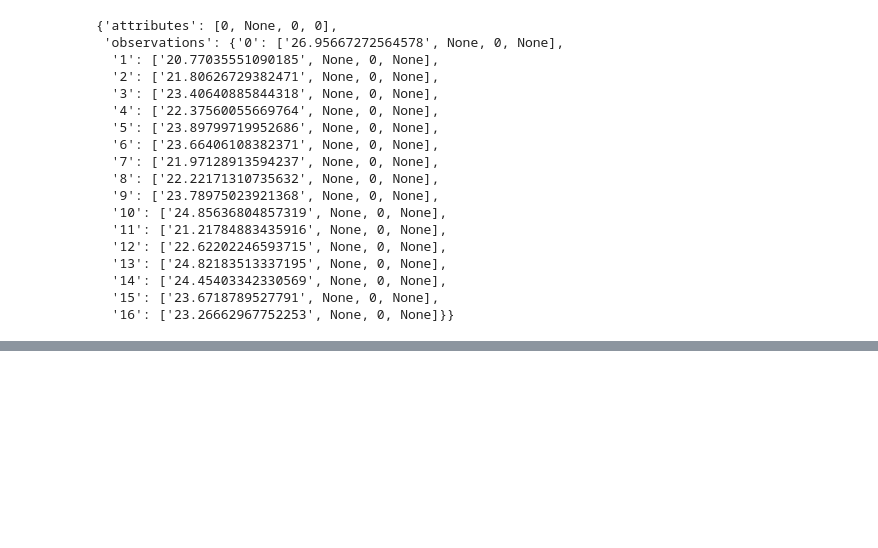
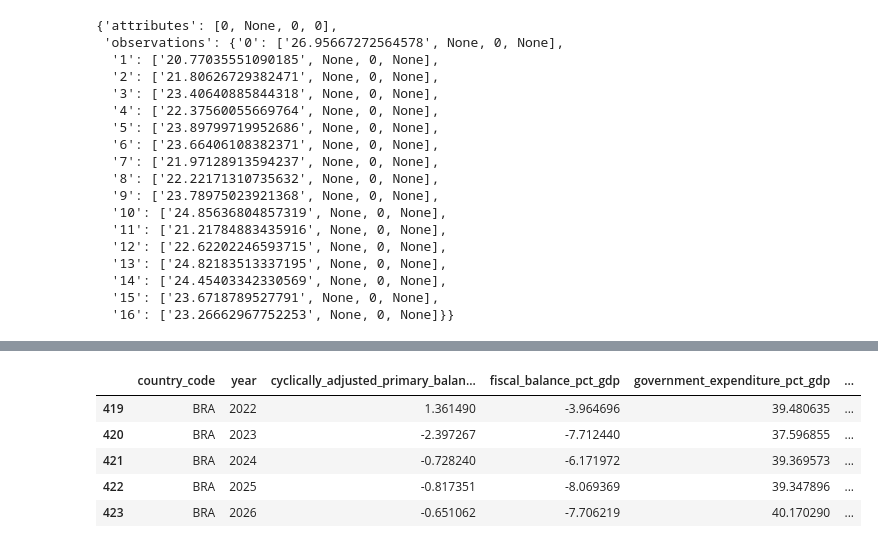
Before and after one commit to joaoseidler14-hub/fiscal-risk-model, a Jupyter notebook: download_fmi.ipynb, the cells around one changed output, grey strips where cells are left out. Drawn from its saved outputs; the diff is of its cells as text; code cells hidden in the pictures; blank space fills up the shorter version.

```diff
--- a/download_fmi.ipynb
+++ b/download_fmi.ipynb
@@ -168,0 +246,12 @@ dataset["series"][first_key]
+# %%
+indicator_map = {
+    "G63N_S13_POGDP_PT": "net_debt_pct_gdp",
+    "GNLB_S13_POGDP_PT": "fiscal_balance_pct_gdp",
+    "CAB_S13_POPGDP_PT": "primary_balance_pct_gdp",
+    "CAPB_S13_POPGDP_PT": "cyclically_adjusted_primary_balance_pct_gdp",
+    "G2M_S13_POGDP_PT": "government_revenue_pct_gdp",
+    "G1_S13_POGDP_PT": "government_expenditure_pct_gdp",
+    "G63G_S13_POGDP_PT": "gross_liabilities_pct_gdp"
+}
+
+df_imf["indicator"] = df_imf["indicator"].map(indicator_map)
@@ -168,0 +264,11 @@ dataset["series"][first_key]
+# %%
+df_imf_panel = df_imf.pivot_table(
+    index=["country_code", "year"],
+    columns="indicator",
+    values="value"
+).reset_index()
+
+df_imf_panel.columns.name = None
+
+print(df_imf_panel.head())
+print(df_imf_panel.shape)
@@ -168,0 +293,11 @@ dataset["series"][first_key]
+# %%
+df_imf_panel[
+    df_imf_panel["country_code"] == "BRA"
+].tail()
+# %% [output]
+|  | country_code | year | cyclically_adjusted_primary_balan... | fiscal_balance_pct_gdp | government_expenditure_pct_gdp | ... |
+| 419 | BRA | 2022 | 1.361490 | -3.964696 | 39.480635 | ... |
+| 420 | BRA | 2023 | -2.397267 | -7.712440 | 37.596855 | ... |
+| 421 | BRA | 2024 | -0.728240 | -6.171972 | 39.369573 | ... |
+| 422 | BRA | 2025 | -0.817351 | -8.069369 | 39.347896 | ... |
+| 423 | BRA | 2026 | -0.651062 | -7.706219 | 40.170290 | ... |
```
Also changed, not shown: parts of 7 cells of this notebook, 2 other files.
